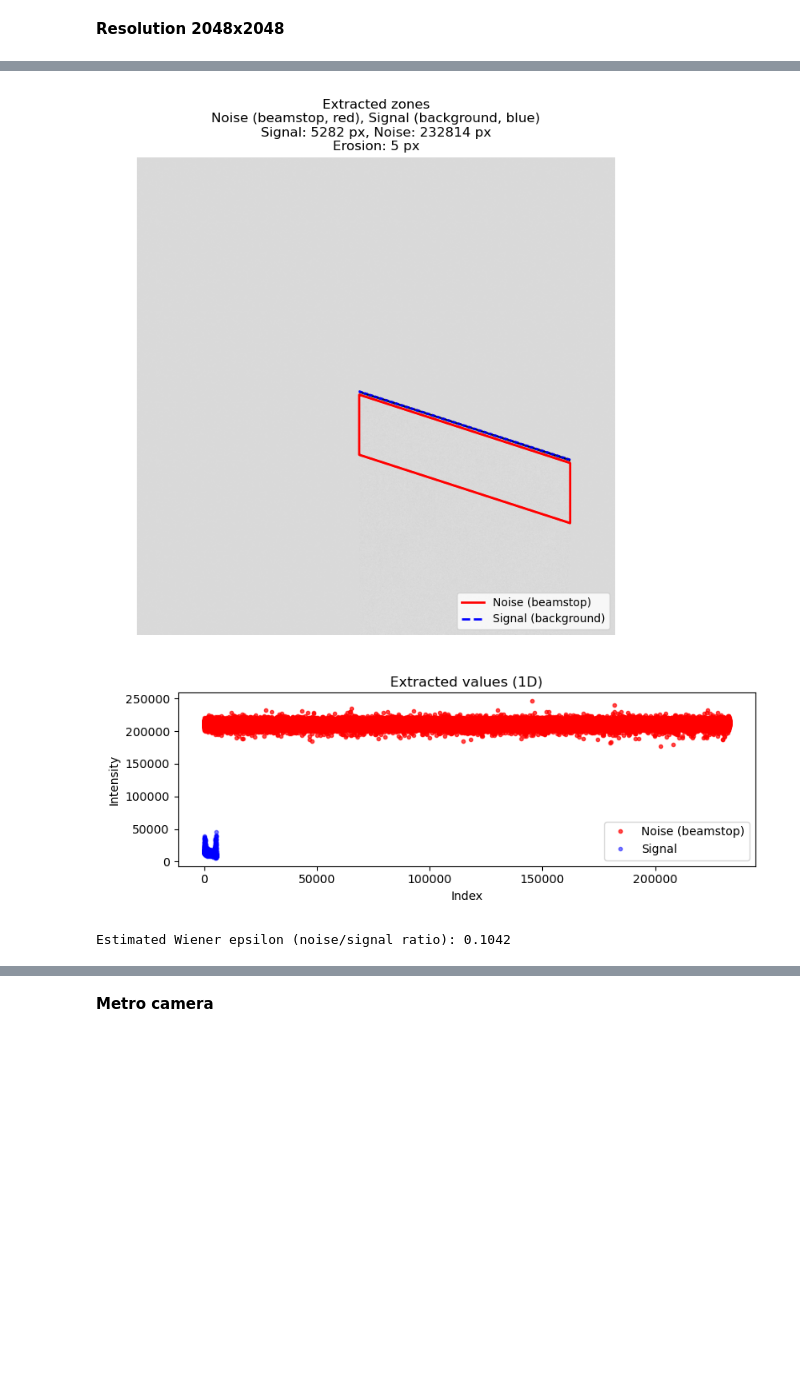
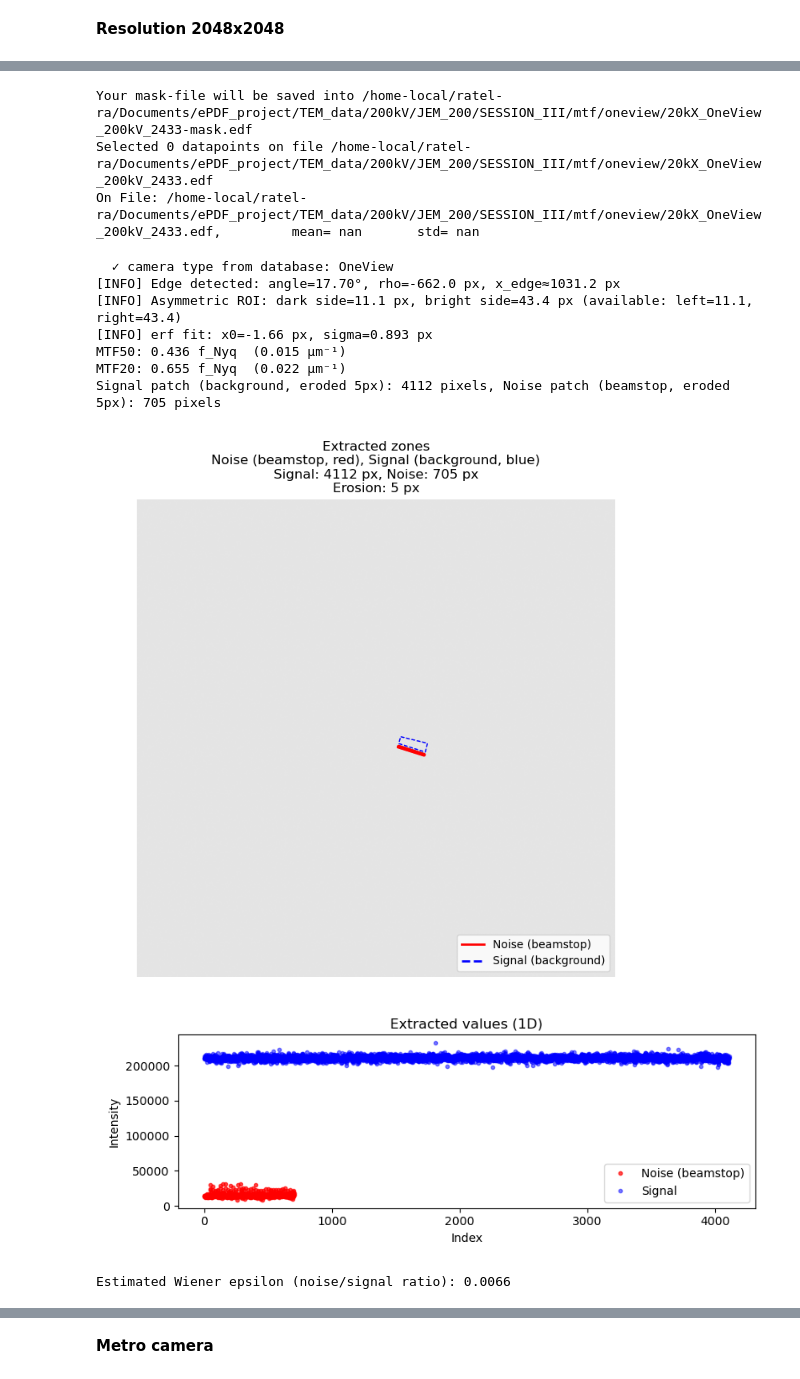
Before and after one commit to nicoratel/ePDFsuite, a Jupyter notebook: notebooks/MTF_determination.ipynb, the cells around one changed output, grey strips where cells are left out. Cells and saved outputs as stored; diff of their text form; code cells hidden in the pictures; blank space fills up the shorter version.

```diff
--- a/notebooks/MTF_determination.ipynb
+++ b/notebooks/MTF_determination.ipynb
@@ -57,6 +68,7 @@ cif_file = "/home-local/ratel-ra/Documents/CIF_database/Au_fixed.cif"
 # %%
 from epdfsuite.utilities import compute_mtf_slanted_edge
 outputfile=outputpath+'/oneview_2k_slanted.mtf'
+draw_mask(files[1] )
 maskfile = '/home-local/ratel-ra/Documents/ePDF_project/TEM_data/200kV/JEM_200/SESSION_III/mtf/oneview/mask_oneview_2k.edf'
 freq, mtf = compute_mtf_slanted_edge(
     files[1],
@@ -73,3 +92,13 @@ Signal patch (background, eroded 5px): 5282 pixels, Noise patch (beamstop, erode
+Your mask-file will be saved into /home-local/ratel-ra/Documents/ePDF_project/TEM_data/200kV/JEM_200/SESSION_III/mtf/oneview/20kX_OneView_200kV_2433-mask.edf
+Selected 0 datapoints on file /home-local/ratel-ra/Documents/ePDF_project/TEM_data/200kV/JEM_200/SESSION_III/mtf/oneview/20kX_OneView_200kV_2433.edf
+On File: /home-local/ratel-ra/Documents/ePDF_project/TEM_data/200kV/JEM_200/SESSION_III/mtf/oneview/20kX_OneView_200kV_2433.edf,         mean= nan       std= nan
+  ✓ camera type from database: OneView
+[INFO] Edge detected: angle=17.70°, rho=-662.0 px, x_edge≈1031.2 px
+[INFO] Asymmetric ROI: dark side=11.1 px, bright side=43.4 px (available: left=11.1, right=43.4)
+[INFO] erf fit: x0=-1.66 px, sigma=0.893 px
+MTF50: 0.436 f_Nyq  (0.015 µm⁻¹)
+MTF20: 0.655 f_Nyq  (0.022 µm⁻¹)
+Signal patch (background, eroded 5px): 4112 pixels, Noise patch (beamstop, eroded 5px): 705 pixels
-[figure, old version]
+[figure, new version]
-[figure, old version]
+[figure, new version]
-Estimated Wiener epsilon (noise/signal ratio): 0.1042
+Estimated Wiener epsilon (noise/signal ratio): 0.0066
```
Also changed, not shown: parts of 10 cells of this notebook, 1 other file.
